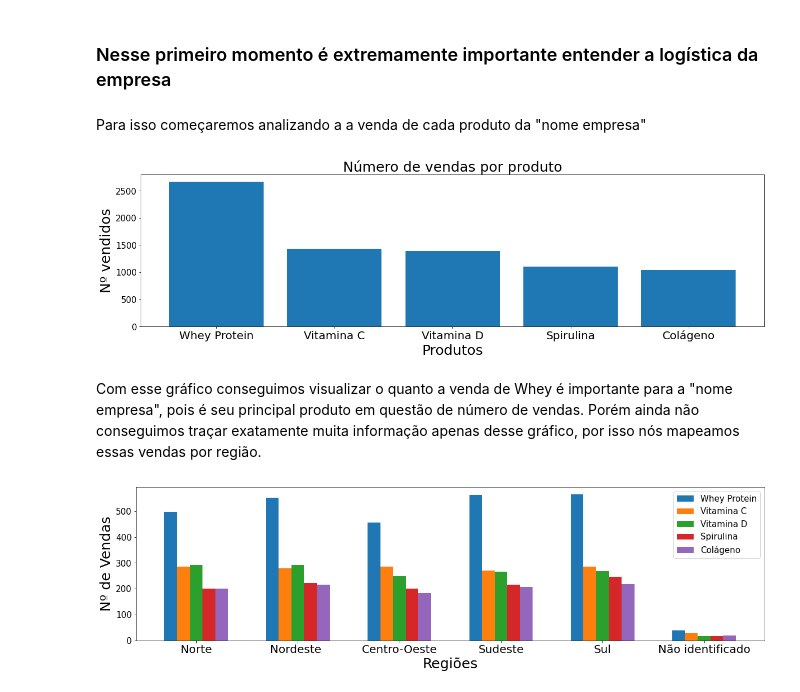
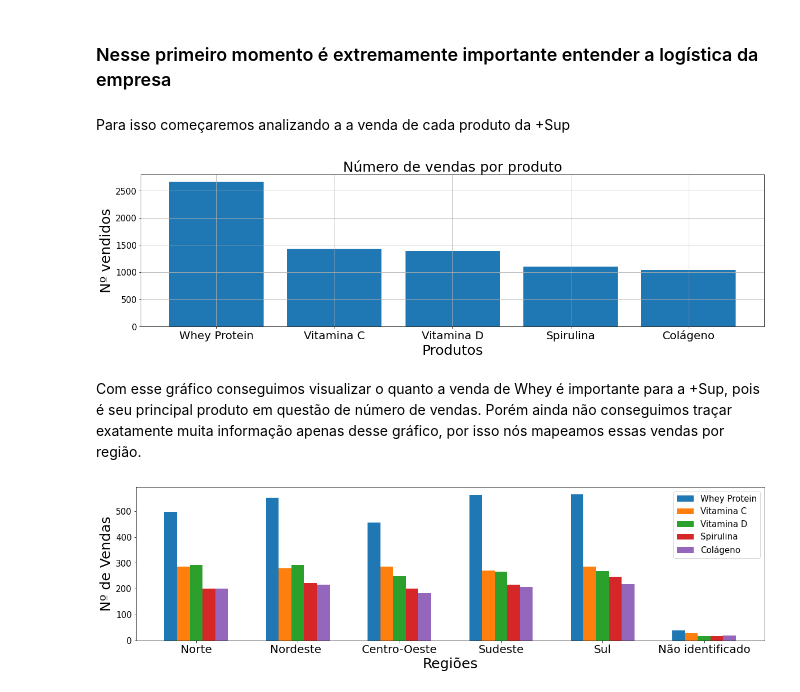
Before and after one commit to Juuzou623/Insper-Jr, a Jupyter notebook: Insper Jr.ipynb, the cells around one changed output. Saved outputs shown, nothing was run; the diff lists cells and outputs as text; code cells hidden in the pictures.

```diff
--- a/Insper Jr.ipynb
+++ b/Insper Jr.ipynb
@@ -101,27 +101,28 @@ Para evitar futuros problemas com a base, nós adicionaremos a paralvra "Vazio"
 # %% [markdown]
 ### Nesse primeiro momento é extremamente importante entender a logística da empresa
 # %% [markdown]
-Para isso começaremos analizando a a venda de cada produto da "nome empresa"
+Para isso começaremos analizando a a venda de cada produto da +Sup
 # %%
 produtos_agr = ['Whey Protein', 'Vitamina C', 'Vitamina D', 'Spirulina', 'Colágeno']
 
 prod_total=[]
 for i in range(len(produtos_agr)):
     lista_prod_total = base_vendas['Produtos '].tolist()
     prod_total.append(''.join(lista_prod_total).count(produtos_agr[i]))
 
 plt.figure(figsize=(20,5))
 plt.bar(produtos_agr, prod_total)
 plt.title('Número de vendas por produto', fontsize = 25)
 plt.xlabel('Produtos', fontsize=25)
 plt.ylabel('Nº vendidos', fontsize=25)
 plt.xticks(fontsize=20)
 plt.yticks(fontsize=15)
+plt.grid()
 plt.show()
 # %% [output]
-[figure, old version]
+[figure, new version]
 # %% [markdown]
-Com esse gráfico conseguimos visualizar o quanto a venda de Whey é importante para a "nome empresa", pois é seu principal produto em questão de número de vendas. Porém ainda não conseguimos traçar exatamente muita informação apenas desse gráfico, por isso nós mapeamos essas vendas por região.
+Com esse gráfico conseguimos visualizar o quanto a venda de Whey é importante para a +Sup, pois é seu principal produto em questão de número de vendas. Porém ainda não conseguimos traçar exatamente muita informação apenas desse gráfico, por isso nós mapeamos essas vendas por região.
 # %%
 regioes = ['Norte', 'Nordeste ', 'Centro-Oeste' ,'Sudeste', 'Sul', 'Vazio',]
 
```
Also changed, not shown: parts of 21 cells of this notebook.
